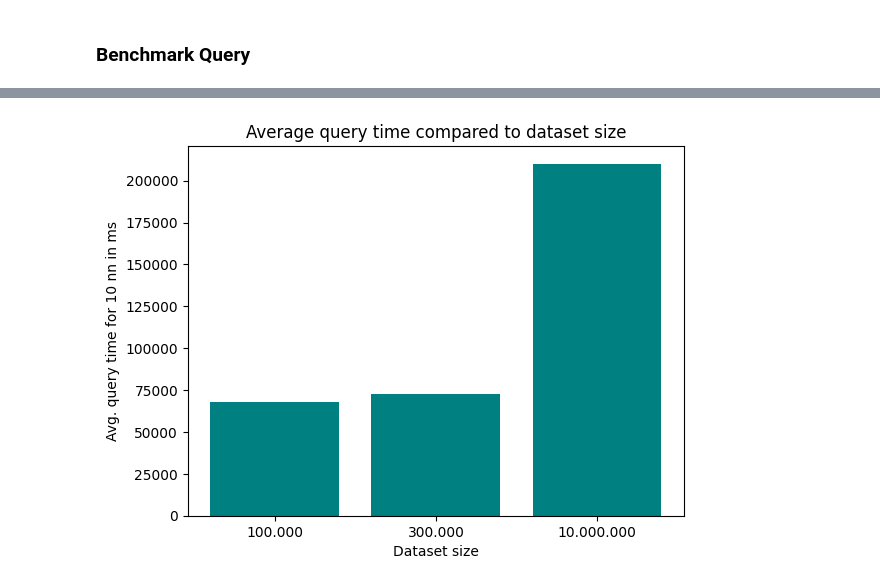
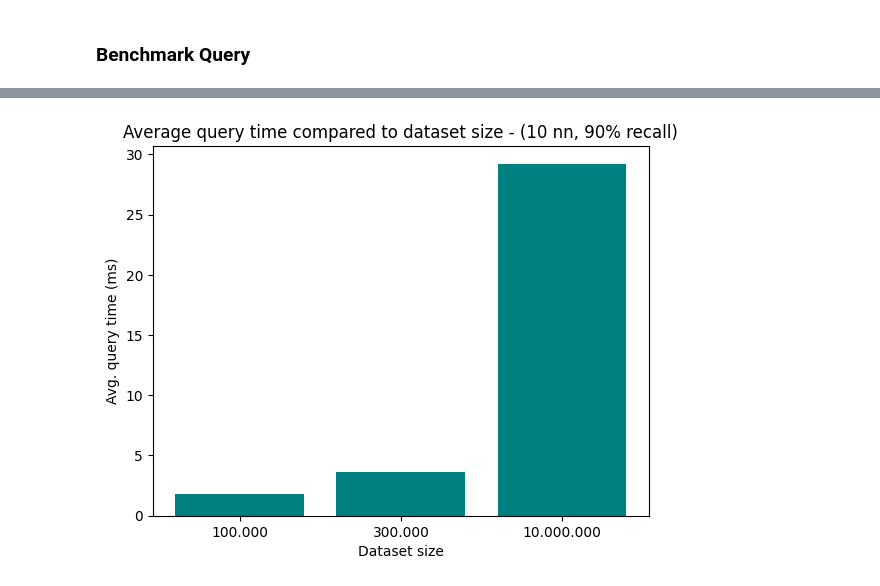
Before and after one commit to flopper123/swann, a Jupyter notebook: notebooks/notebooks/BenchmarkAnalysis.ipynb, the cells around one changed output, grey strips where cells are left out. Cells and saved outputs as stored; diff of their text form; code cells hidden in the pictures.

Commit message:
Updated benchmark analysis

```diff
--- a/notebooks/notebooks/BenchmarkAnalysis.ipynb
+++ b/notebooks/notebooks/BenchmarkAnalysis.ipynb
@@ -110,8 +180,4 @@ plt.show()
 # %%
-plt.bar(df_query['input_size'], df_query['input_size_val']/df_query['timePerQuery'], color = 'teal')
-plt.xlabel("Dataset size")
-plt.ylabel("Avg. query time for 10 nn in ms")
-plt.title("Average query time compared to dataset size")
-plt.show()
+visualize_benchmark_query_size("hasc/benchmark-1683222299.csv")
 # %% [output]
-[figure, old version]
+[figure, new version]
```
Also changed, not shown: parts of 17 cells of this notebook.
